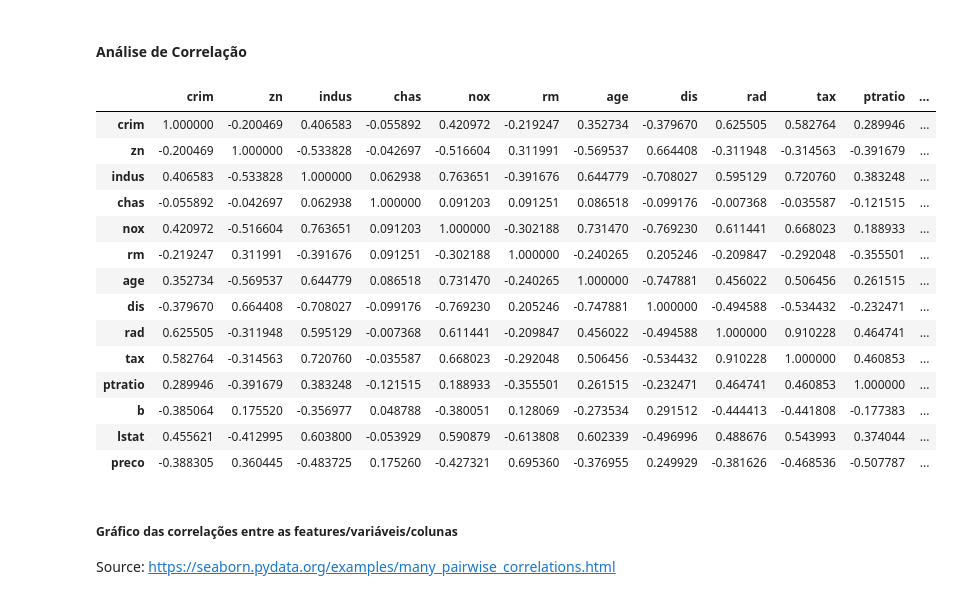
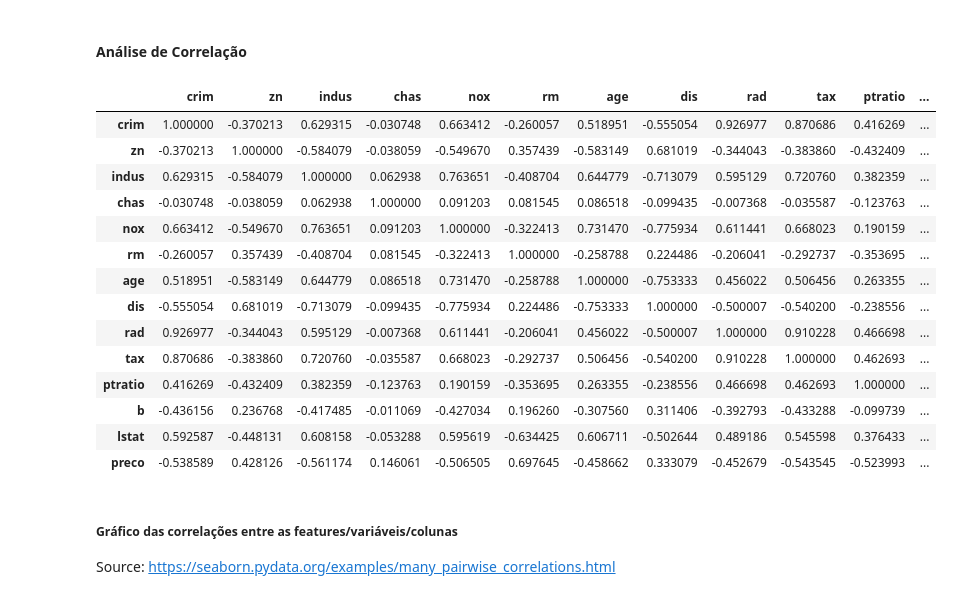
Before and after one commit to atarasaki/DSWP-editados, a Jupyter notebook: Notebooks/2020-10-27-Exemplo-BostonHousePricing.ipynb, the cells around one changed output. Drawn from its saved outputs; the diff is of its cells as text; code cells hidden in the pictures.

```diff
--- a/Notebooks/2020-10-27-Exemplo-BostonHousePricing.ipynb
+++ b/Notebooks/2020-10-27-Exemplo-BostonHousePricing.ipynb
@@ -105,0 +278,3 @@ df_boston.head()
+# %%
+l_cols = df_boston.columns.to_list()
+l_cols
@@ -105,0 +302,8 @@ df_boston.head()
+# %%
+for col in l_cols:
+  if col != 'chas':
+    df_boston.loc[ df_boston[col] < df_boston_lim_inf[col], [col] ] = df_boston_lim_inf[col]
+# %%
+for col in l_cols:
+  if col != 'chas':
+    df_boston.loc[ df_boston[col] > df_boston_lim_sup[col], [col] ] = df_boston_lim_sup[col]
@@ -105,0 +378,6 @@ df_boston.head()
+# %%
+a_boston_mms = MinMaxScaler().fit_transform(df_boston)
+df_boston_mms = pd.DataFrame(a_boston_mms, columns = l_cols)
+
+# Gráfico
+df_boston_mms.plot(kind = 'kde', figsize=(20,10))
@@ -146,24 +427,24 @@ df_boston.describe()
 # %% [markdown]
 #### Análise de Correlação
 # %%
-correlacoes = df_boston.corr()
+correlacoes = df_boston_mms.corr()
 correlacoes
 # %% [output]
 |  | crim | zn | indus | chas | nox | rm | age | dis | rad | tax | ptratio | ... |
-| crim | 1.000000 | -0.200469 | 0.406583 | -0.055892 | 0.420972 | -0.219247 | 0.352734 | -0.379670 | 0.625505 | 0.582764 | 0.289946 | ... |
-| zn | -0.200469 | 1.000000 | -0.533828 | -0.042697 | -0.516604 | 0.311991 | -0.569537 | 0.664408 | -0.311948 | -0.314563 | -0.391679 | ... |
-| indus | 0.406583 | -0.533828 | 1.000000 | 0.062938 | 0.763651 | -0.391676 | 0.644779 | -0.708027 | 0.595129 | 0.720760 | 0.383248 | ... |
-| chas | -0.055892 | -0.042697 | 0.062938 | 1.000000 | 0.091203 | 0.091251 | 0.086518 | -0.099176 | -0.007368 | -0.035587 | -0.121515 | ... |
-| nox | 0.420972 | -0.516604 | 0.763651 | 0.091203 | 1.000000 | -0.302188 | 0.731470 | -0.769230 | 0.611441 | 0.668023 | 0.188933 | ... |
-| rm | -0.219247 | 0.311991 | -0.391676 | 0.091251 | -0.302188 | 1.000000 | -0.240265 | 0.205246 | -0.209847 | -0.292048 | -0.355501 | ... |
-| age | 0.352734 | -0.569537 | 0.644779 | 0.086518 | 0.731470 | -0.240265 | 1.000000 | -0.747881 | 0.456022 | 0.506456 | 0.261515 | ... |
-| dis | -0.379670 | 0.664408 | -0.708027 | -0.099176 | -0.769230 | 0.205246 | -0.747881 | 1.000000 | -0.494588 | -0.534432 | -0.232471 | ... |
-| rad | 0.625505 | -0.311948 | 0.595129 | -0.007368 | 0.611441 | -0.209847 | 0.456022 | -0.494588 | 1.000000 | 0.910228 | 0.464741 | ... |
-| tax | 0.582764 | -0.314563 | 0.720760 | -0.035587 | 0.668023 | -0.292048 | 0.506456 | -0.534432 | 0.910228 | 1.000000 | 0.460853 | ... |
-| ptratio | 0.289946 | -0.391679 | 0.383248 | -0.121515 | 0.188933 | -0.355501 | 0.261515 | -0.232471 | 0.464741 | 0.460853 | 1.000000 | ... |
-| b | -0.385064 | 0.175520 | -0.356977 | 0.048788 | -0.380051 | 0.128069 | -0.273534 | 0.291512 | -0.444413 | -0.441808 | -0.177383 | ... |
-| lstat | 0.455621 | -0.412995 | 0.603800 | -0.053929 | 0.590879 | -0.613808 | 0.602339 | -0.496996 | 0.488676 | 0.543993 | 0.374044 | ... |
-| preco | -0.388305 | 0.360445 | -0.483725 | 0.175260 | -0.427321 | 0.695360 | -0.376955 | 0.249929 | -0.381626 | -0.468536 | -0.507787 | ... |
+| crim | 1.000000 | -0.370213 | 0.629315 | -0.030748 | 0.663412 | -0.260057 | 0.518951 | -0.555054 | 0.926977 | 0.870686 | 0.416269 | ... |
+| zn | -0.370213 | 1.000000 | -0.584079 | -0.038059 | -0.549670 | 0.357439 | -0.583149 | 0.681019 | -0.344043 | -0.383860 | -0.432409 | ... |
+| indus | 0.629315 | -0.584079 | 1.000000 | 0.062938 | 0.763651 | -0.408704 | 0.644779 | -0.713079 | 0.595129 | 0.720760 | 0.382359 | ... |
+| chas | -0.030748 | -0.038059 | 0.062938 | 1.000000 | 0.091203 | 0.081545 | 0.086518 | -0.099435 | -0.007368 | -0.035587 | -0.123763 | ... |
+| nox | 0.663412 | -0.549670 | 0.763651 | 0.091203 | 1.000000 | -0.322413 | 0.731470 | -0.775934 | 0.611441 | 0.668023 | 0.190159 | ... |
+| rm | -0.260057 | 0.357439 | -0.408704 | 0.081545 | -0.322413 | 1.000000 | -0.258788 | 0.224486 | -0.206041 | -0.292737 | -0.353695 | ... |
+| age | 0.518951 | -0.583149 | 0.644779 | 0.086518 | 0.731470 | -0.258788 | 1.000000 | -0.753333 | 0.456022 | 0.506456 | 0.263355 | ... |
+| dis | -0.555054 | 0.681019 | -0.713079 | -0.099435 | -0.775934 | 0.224486 | -0.753333 | 1.000000 | -0.500007 | -0.540200 | -0.238556 | ... |
+| rad | 0.926977 | -0.344043 | 0.595129 | -0.007368 | 0.611441 | -0.206041 | 0.456022 | -0.500007 | 1.000000 | 0.910228 | 0.466698 | ... |
+| tax | 0.870686 | -0.383860 | 0.720760 | -0.035587 | 0.668023 | -0.292737 | 0.506456 | -0.540200 | 0.910228 | 1.000000 | 0.462693 | ... |
+| ptratio | 0.416269 | -0.432409 | 0.382359 | -0.123763 | 0.190159 | -0.353695 | 0.263355 | -0.238556 | 0.466698 | 0.462693 | 1.000000 | ... |
+| b | -0.436156 | 0.236768 | -0.417485 | -0.011069 | -0.427034 | 0.196260 | -0.307560 | 0.311406 | -0.392793 | -0.433288 | -0.099739 | ... |
+| lstat | 0.592587 | -0.448131 | 0.608158 | -0.053288 | 0.595619 | -0.634425 | 0.606711 | -0.502644 | 0.489186 | 0.545598 | 0.376433 | ... |
+| preco | -0.538589 | 0.428126 | -0.561174 | 0.146061 | -0.506505 | 0.697645 | -0.458662 | 0.333079 | -0.452679 | -0.543545 | -0.523993 | ... |
 # %% [markdown]
 ##### Gráfico das correlações entre as features/variáveis/colunas
 Source: https://seaborn.pydata.org/examples/many_pairwise_correlations.html
```
Also changed, not shown: parts of 35 cells of this notebook.
